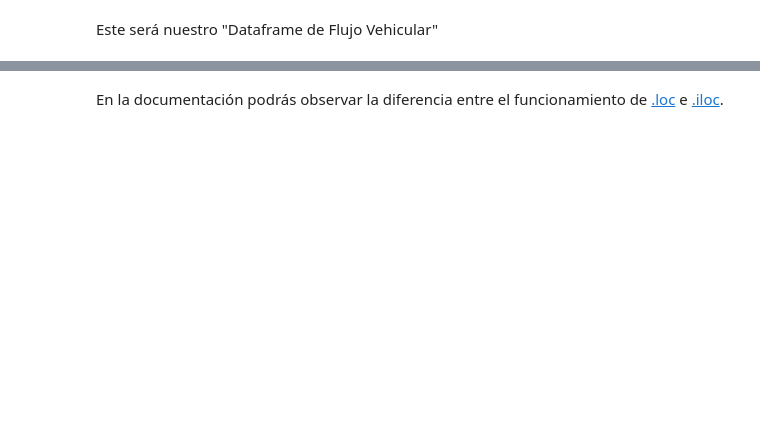
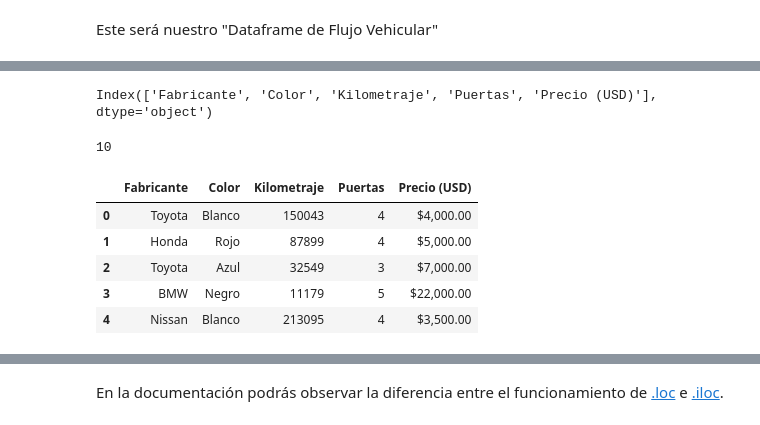
Before and after one commit to DiegoLuna16/Curso-Python, a Jupyter notebook: day14/Copia_de_Python_TOTAL_Pandas.ipynb, the cells around one changed output, grey strips where cells are left out. Saved outputs shown, nothing was run; the diff lists cells and outputs as text; code cells hidden in the pictures; blank space fills up the shorter version.

```diff
--- a/day14/Copia_de_Python_TOTAL_Pandas.ipynb
+++ b/day14/Copia_de_Python_TOTAL_Pandas.ipynb
@@ -68,8 +121,22 @@ Este será nuestro "Dataframe de Flujo Vehicular"
 # %%
 # Listamos los nombres de las columnas de nuestro dataset
+cars_sales.columns
+# %% [output]
+Index(['Fabricante', 'Color', 'Kilometraje', 'Puertas', 'Precio (USD)'], dtype='object')
 # %%
 # Averiguamos el "largo" de nuestro dataset
+len(cars_sales)
+# %% [output]
+10
 # %%
 # Mostramos las primeras 5 filas del dataset
+cars_sales.head()
+# %% [output]
+|  | Fabricante | Color | Kilometraje | Puertas | Precio (USD) |
+| 0 | Toyota | Blanco | 150043 | 4 | $4,000.00 |
+| 1 | Honda | Rojo | 87899 | 4 | $5,000.00 |
+| 2 | Toyota | Azul | 32549 | 3 | $7,000.00 |
+| 3 | BMW | Negro | 11179 | 5 | $22,000.00 |
+| 4 | Nissan | Blanco | 213095 | 4 | $3,500.00 |
 # %%
 # Mostramos las primeras 7 filas del dataset
```
Also changed, not shown: parts of 15 cells of this notebook, 3 other files.
